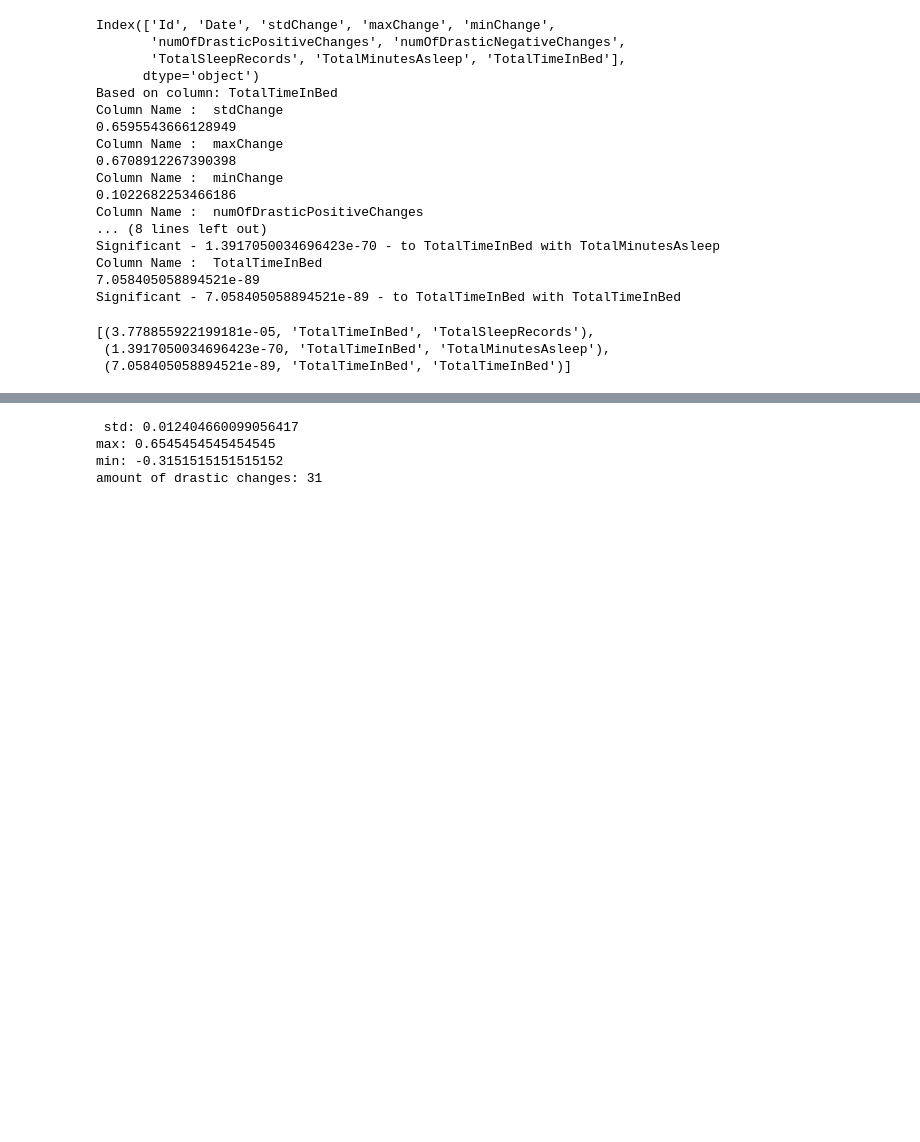
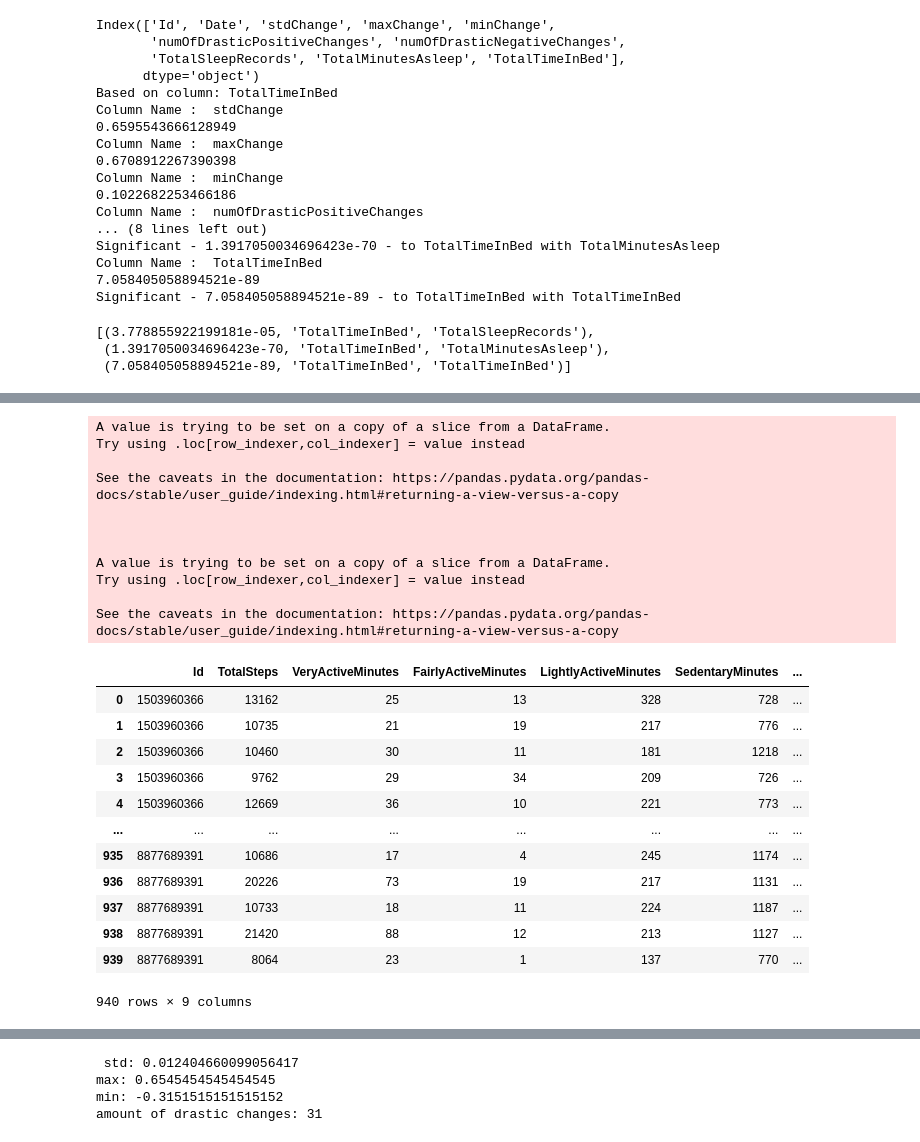
Before and after one commit to idangrady/DataAnalysisCourse, a Jupyter notebook: Idan/DataPre.ipynb, the cells around one changed output, grey strips where cells are left out. Cells and saved outputs as stored; diff of their text form; code cells hidden in the pictures; blank space fills up the shorter version.

```diff
--- a/Idan/DataPre.ipynb
+++ b/Idan/DataPre.ipynb
@@ -182,4 +182,13 @@ def pvalue_test(data, col_name, based_on_col_vals = None, tresh = 0.05):
                 significant.append((p,col_name, columnName))
         i +=1
     return significant
+
+
+def sliceDataBasedonDescribeval(data, col,dateCol, tresh = 5):
+    dis = data.describe()
+    list_col = list((((dis.loc[col][dis.loc['std']>tresh]))).index)
+    list_col.append(dateCol)
+
+    return data[list_col]
+
 #TODO : Set Index: data.set_index("Id")
@@ -719,0 +778,33 @@ Text(0.5, 1.0, 'Radical Heart Rate Changes to Sleep Quality Corr')
+# %%
+active_df  =sliceDataBasedonDescribeval(active, 'std','ActivityDate')
+
+Id_To_Idx = {id :num for num,id in enumerate(active.Id.unique())}
+Idx_to_Id = {num :id for num,id in enumerate(active.Id.unique())}
+active_df['PersonID'] = active_df.Id.map(Id_To_Idx)
+active_df.PersonID =  active_df.PersonID.astype('str')
+active_df
+# %% [output]
+A value is trying to be set on a copy of a slice from a DataFrame.
+Try using .loc[row_indexer,col_indexer] = value instead
+
+See the caveats in the documentation: https://pandas.pydata.org/pandas-docs/stable/user_guide/indexing.html#returning-a-view-versus-a-copy
+
+
+
+A value is trying to be set on a copy of a slice from a DataFrame.
+Try using .loc[row_indexer,col_indexer] = value instead
+
+See the caveats in the documentation: https://pandas.pydata.org/pandas-docs/stable/user_guide/indexing.html#returning-a-view-versus-a-copy
+|  | Id | TotalSteps | VeryActiveMinutes | FairlyActiveMinutes | LightlyActiveMinutes | SedentaryMinutes | ... |
+| 0 | 1503960366 | 13162 | 25 | 13 | 328 | 728 | ... |
+| 1 | 1503960366 | 10735 | 21 | 19 | 217 | 776 | ... |
+| 2 | 1503960366 | 10460 | 30 | 11 | 181 | 1218 | ... |
+| 3 | 1503960366 | 9762 | 29 | 34 | 209 | 726 | ... |
+| 4 | 1503960366 | 12669 | 36 | 10 | 221 | 773 | ... |
+| ... | ... | ... | ... | ... | ... | ... | ... |
+| 935 | 8877689391 | 10686 | 17 | 4 | 245 | 1174 | ... |
+| 936 | 8877689391 | 20226 | 73 | 19 | 217 | 1131 | ... |
+| 937 | 8877689391 | 10733 | 18 | 11 | 224 | 1187 | ... |
+| 938 | 8877689391 | 21420 | 88 | 12 | 213 | 1127 | ... |
+| 939 | 8877689391 | 8064 | 23 | 1 | 137 | 770 | ... |
+940 rows × 9 columns
```
Also changed, not shown: parts of 15 cells of this notebook.
